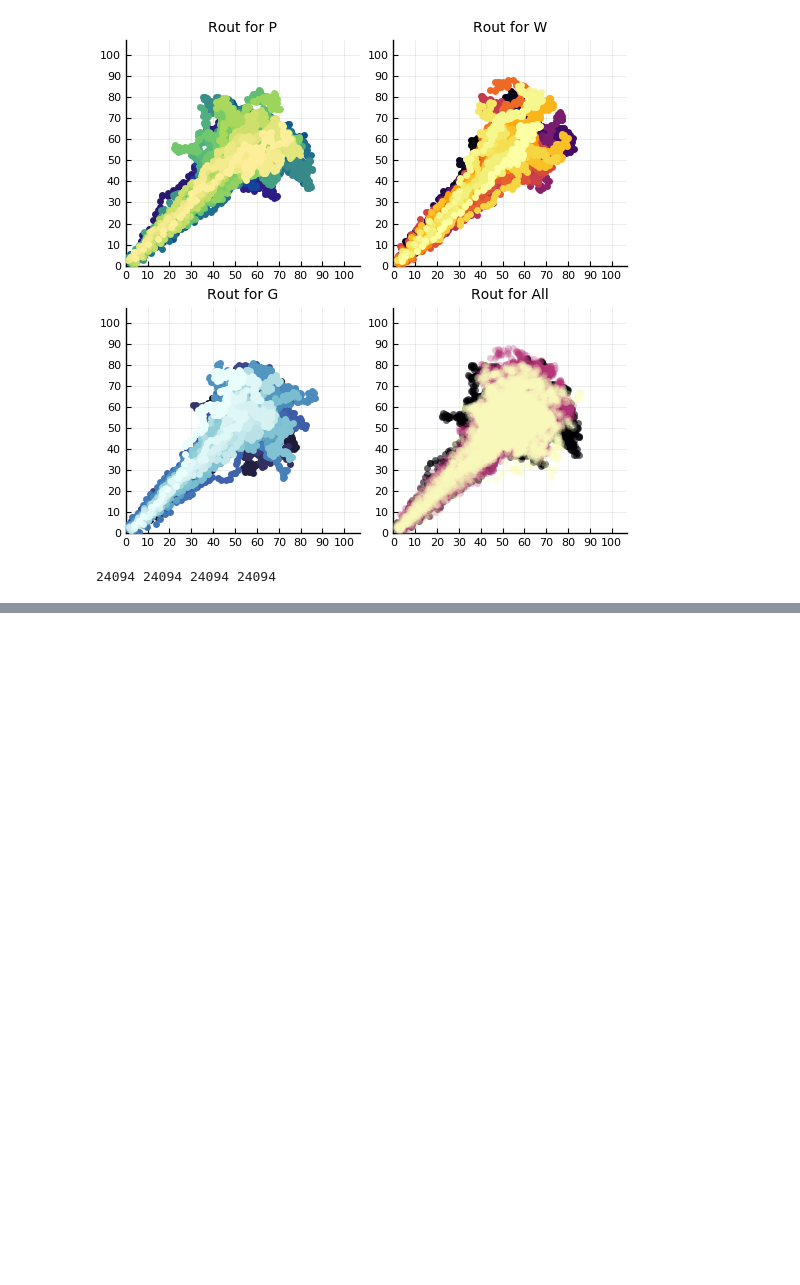
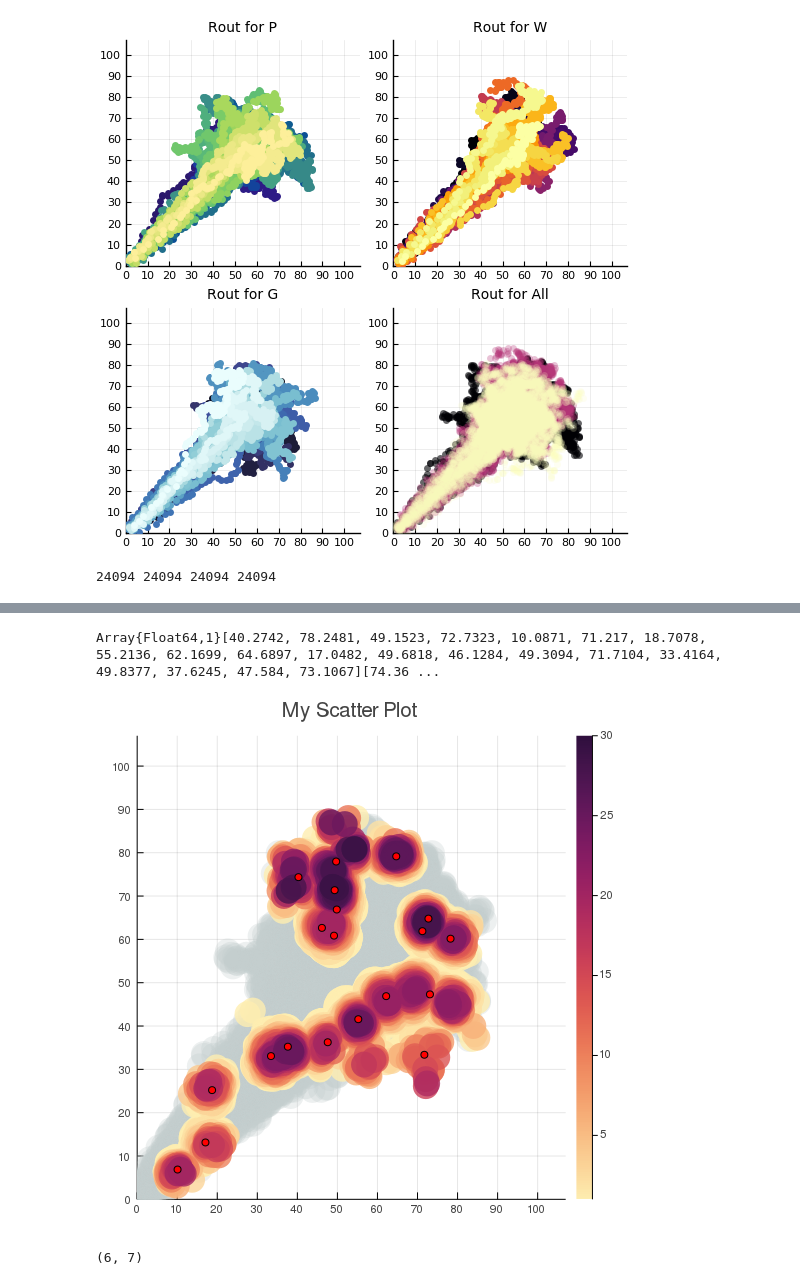
Before and after one commit to Lesliexpy/VE414_Project, a Jupyter notebook: julia pic.ipynb, the cells around one changed output, grey strips where cells are left out. Saved outputs shown, nothing was run; the diff lists cells and outputs as text; code cells hidden in the pictures; blank space fills up the shorter version.

```diff
--- a/julia pic.ipynb
+++ b/julia pic.ipynb
@@ -85,3 +85,24 @@ plot(pw1, pw2, ww1, ww2, gw1, gw2,layout=(3,2), size=(107*12,107*14),fmt = :png)
 # %%
 # savefig("pic/fig4.png")
 # savefig("pic/fig4.svg")
+# %%
+using CSV
+treeFile = CSV.read("centers.csv");
+# %%
+x = Array(treeFile.X)
+y = Array(treeFile.Y)
+print(typeof(x))
+print(x,y)
+# plot(XX,YY,seriestype=:scatter,title="My Scatter Plot")
+# dot = scatter(x,y,title="My Scatter Plot")
+pw_far = MyPlot.getWeightPic(X,Y,Weight_far,:matter,3,5,"# Tayes no far way (All)",true);
+pw_far = scatter!(x,y,title="My Scatter Plot",color = :red)
+plot(pw_far, fmt = :png)
+# %% [output]
+Array{Float64,1}[40.2742, 78.2481, 49.1523, 72.7323, 10.0871, 71.217, 18.7078, 55.2136, 62.1699, 64.6897, 17.0482, 49.6818, 46.1284, 49.3094, 71.7104, 33.4164, 49.8377, 37.6245, 47.584, 73.1067][74.36 ...
+[figure, added]
+# %%
+aa = [0,1,2,3,4,5,6]
+findmax(aa)
+# %% [output]
+(6, 7)
```
Also changed, not shown: parts of 2 cells of this notebook, 10 other files.
